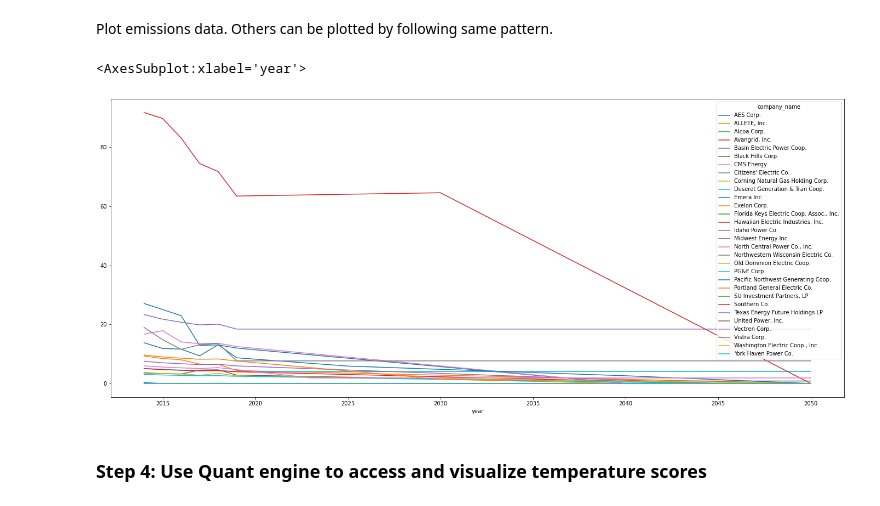
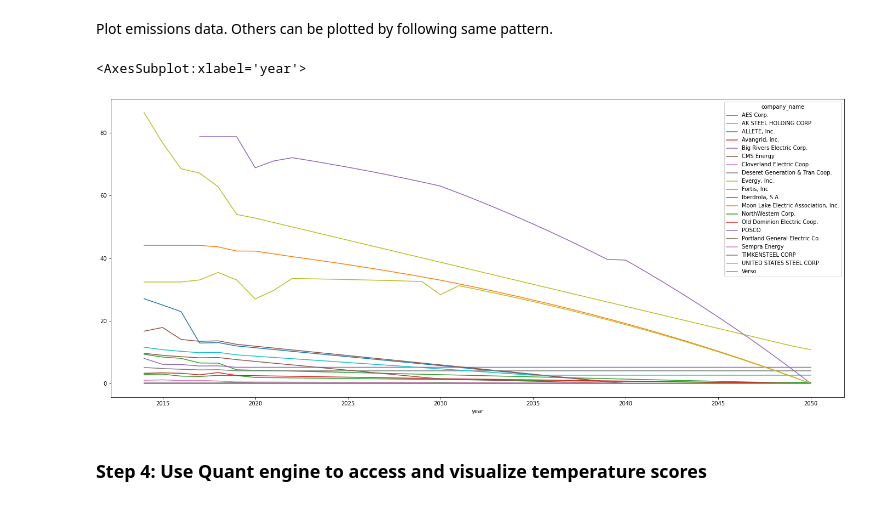
Before and after one commit to os-climate/ITR, a Jupyter notebook: examples/vault_demo_n0.ipynb, the cells around one changed output. Drawn from its saved outputs; the diff is of its cells as text; code cells hidden in the pictures.

Commit message:
Latest updates for Data Vault demo
Signed-off-by: Michael Tiemann <72577720+MichaelTiemannOSC@users.noreply.github.com>

```diff
--- a/examples/vault_demo_n0.ipynb
+++ b/examples/vault_demo_n0.ipynb
@@ -134,18 +152,18 @@ SuperSet Dashboard here: https://superset-secure-odh-superset.apps.odh-cl1.apps.
 # %% [markdown]
 Plot emissions data.  Others can be plotted by following same pattern.
 # %%
-df = pd.read_sql_table(f"rmi_emissions_data", engine_dev)
+df = pd.read_sql_table(f"emissions_data", engine_dev)
 # %%
 df = df.sort_values(['company_name', 'year']).reset_index(drop=True)
 # %%
 plottable_df = df[~df.company_lei.isin(['SJ7XXD41SQU3ZNWUJ746','5493008F4ZOQFNG3WN54','XRZQ5S7HYJFPHJ78L959', '549300K5VIUTJXQL7X75', 'OZ8GM8L4AHPKSWZMW205',
                                         '1B4S6S7G0TW5EE83BO58', '5493002H80P81B3HXL31', '549300K5VIUTJXQL7X75'])].pivot(index='year', columns='company_name', values='co2_target_by_year').reset_index()
 
 # Must plot the first few columns, but then plot 1/3rd of the companies so as not to over-clutter the graph
-plottable_df.iloc[:, [x for x in list(range(0,3)) + list(range(3,87,3))]].plot(x='year', kind='line', figsize=(24,10))
+plottable_df.iloc[:, [x for x in list(range(0,3)) + list(range(3,93,5))]].plot(x='year', kind='line', figsize=(24,10))
 # %% [output]
 <AxesSubplot:xlabel='year'>
-[figure, old version]
+[figure, new version]
 # %% [markdown]
 ### Step 4: Use Quant engine to access and visualize temperature scores
 # %%
```
Also changed, not shown: parts of 20 cells of this notebook, 3 other files.
